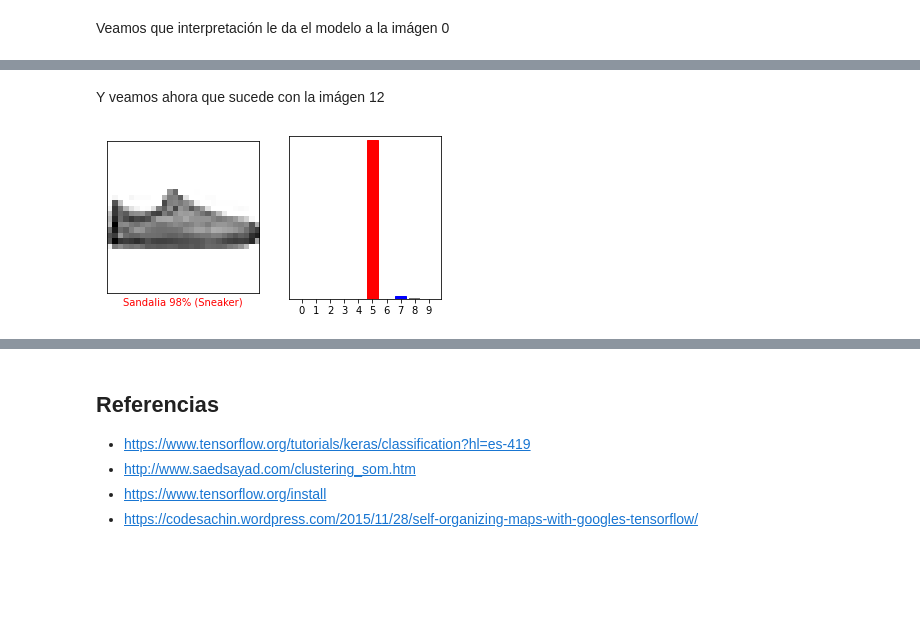
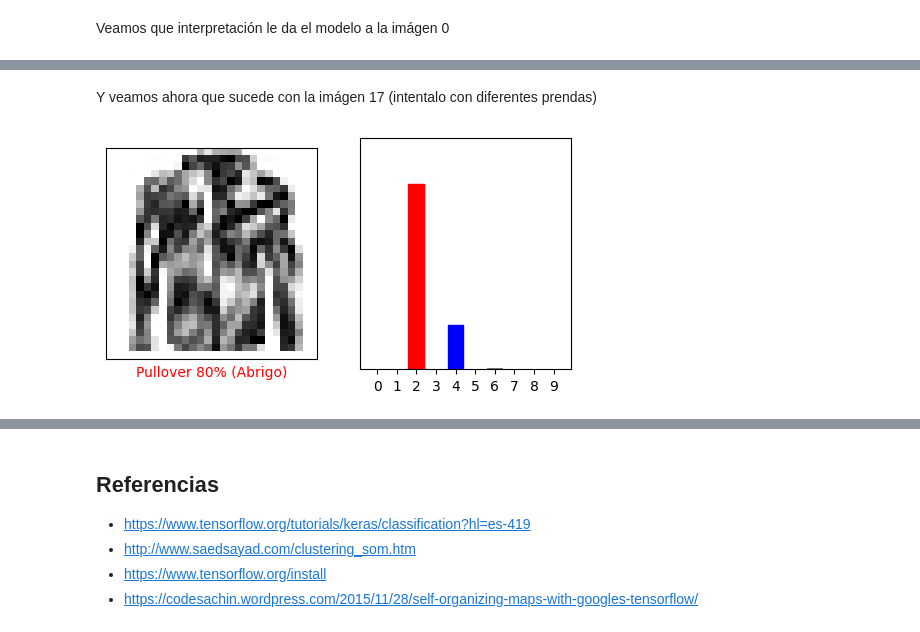
Before and after one commit to jugernaut/MexSIAM, a Jupyter notebook: 00_Introduccion/03_MiPrimeraRedNeuronal.ipynb, the cells around one changed output, grey strips where cells are left out. Drawn from its saved outputs; the diff is of its cells as text; code cells hidden in the pictures; blank space fills up the shorter version.

```diff
--- a/00_Introduccion/03_MiPrimeraRedNeuronal.ipynb
+++ b/00_Introduccion/03_MiPrimeraRedNeuronal.ipynb
@@ -476,12 +325,12 @@ plt.show()
 # %% [markdown]
-Y veamos ahora que sucede con la imágen 12
+Y veamos ahora que sucede con la imágen 17 (intentalo con diferentes prendas)
 # %%
-i = 12
+i = 17
 plt.figure(figsize=(6,3))
 plt.subplot(1,2,1)
 plot_image(i, predicciones[i], test_labels, test_images)
 plt.subplot(1,2,2)
 plot_value_array(i, predicciones[i],  test_labels)
 plt.show()
 # %% [output]
-[figure, old version]
+[figure, new version]
```
Also changed, not shown: parts of 33 cells of this notebook.
